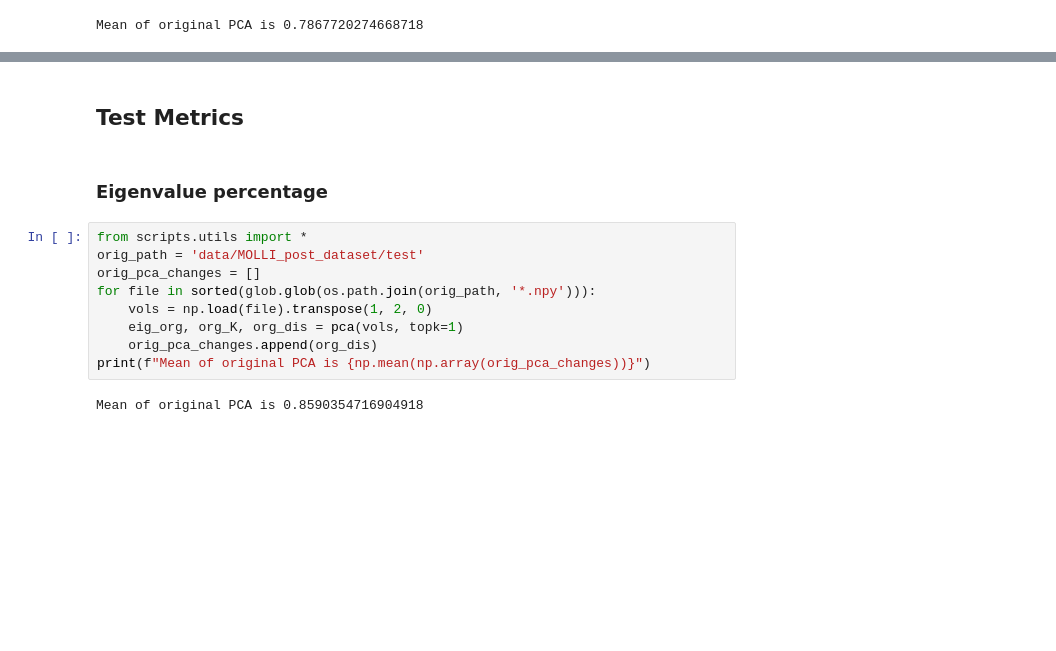
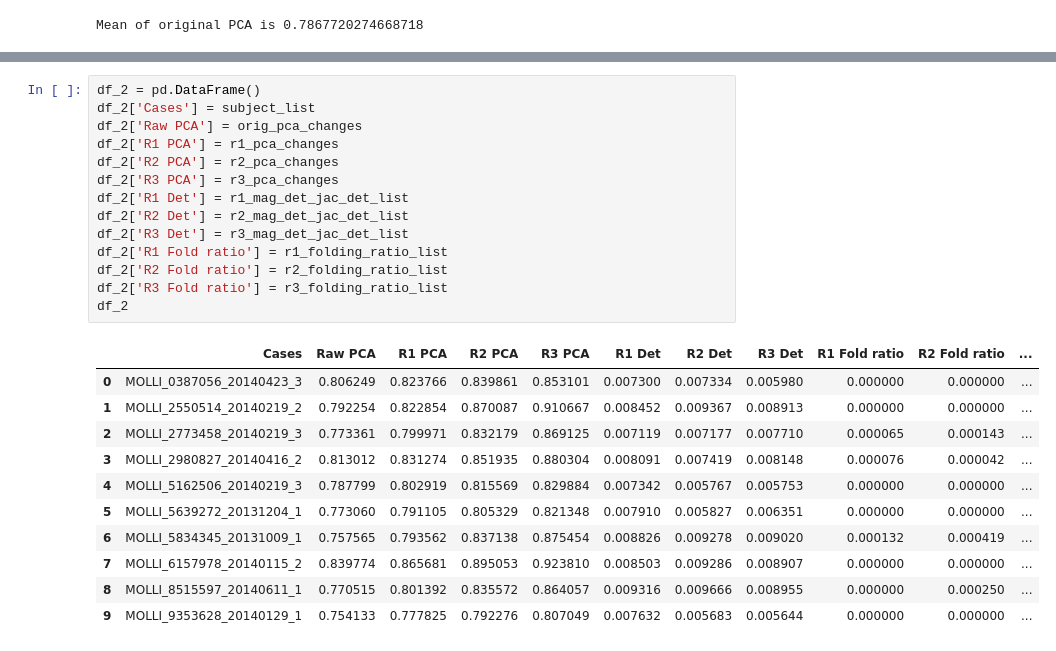
Before and after one commit to voxelmorph/voxelmorph, a Jupyter notebook: RPCA.ipynb, the cells around one changed output, grey strips where cells are left out. Saved outputs shown, nothing was run; the diff lists cells and outputs as text; blank space fills up the shorter version.

```diff
--- a/RPCA.ipynb
+++ b/RPCA.ipynb
@@ -285,15 +528,26 @@ x is 224 and y is 224 and z is 11
-# %% [markdown]
-## Test Metrics
-# %% [markdown]
-### Eigenvalue percentage
-# %%
-from scripts.utils import *
-orig_path = 'data/MOLLI_post_dataset/test'
-orig_pca_changes = []
-for file in sorted(glob.glob(os.path.join(orig_path, '*.npy'))):
-    vols = np.load(file).transpose(1, 2, 0)
-    eig_org, org_K, org_dis = pca(vols, topk=1)
-    orig_pca_changes.append(org_dis)
-print(f"Mean of original PCA is {np.mean(np.array(orig_pca_changes))}")
-# %% [output]
-Mean of original PCA is 0.8590354716904918
+# %%
+df_2 = pd.DataFrame()
+df_2['Cases'] = subject_list
+df_2['Raw PCA'] = orig_pca_changes
+df_2['R1 PCA'] = r1_pca_changes
+df_2['R2 PCA'] = r2_pca_changes
+df_2['R3 PCA'] = r3_pca_changes
+df_2['R1 Det'] = r1_mag_det_jac_det_list
+df_2['R2 Det'] = r2_mag_det_jac_det_list
+df_2['R3 Det'] = r3_mag_det_jac_det_list
+df_2['R1 Fold ratio'] = r1_folding_ratio_list
+df_2['R2 Fold ratio'] = r2_folding_ratio_list
+df_2['R3 Fold ratio'] = r3_folding_ratio_list
+df_2
+# %% [output]
+|  | Cases | Raw PCA | R1 PCA | R2 PCA | R3 PCA | R1 Det | R2 Det | R3 Det | R1 Fold ratio | R2 Fold ratio | ... |
+| 0 | MOLLI_0387056_20140423_3 | 0.806249 | 0.823766 | 0.839861 | 0.853101 | 0.007300 | 0.007334 | 0.005980 | 0.000000 | 0.000000 | ... |
+| 1 | MOLLI_2550514_20140219_2 | 0.792254 | 0.822854 | 0.870087 | 0.910667 | 0.008452 | 0.009367 | 0.008913 | 0.000000 | 0.000000 | ... |
+| 2 | MOLLI_2773458_20140219_3 | 0.773361 | 0.799971 | 0.832179 | 0.869125 | 0.007119 | 0.007177 | 0.007710 | 0.000065 | 0.000143 | ... |
+| 3 | MOLLI_2980827_20140416_2 | 0.813012 | 0.831274 | 0.851935 | 0.880304 | 0.008091 | 0.007419 | 0.008148 | 0.000076 | 0.000042 | ... |
+| 4 | MOLLI_5162506_20140219_3 | 0.787799 | 0.802919 | 0.815569 | 0.829884 | 0.007342 | 0.005767 | 0.005753 | 0.000000 | 0.000000 | ... |
+| 5 | MOLLI_5639272_20131204_1 | 0.773060 | 0.791105 | 0.805329 | 0.821348 | 0.007910 | 0.005827 | 0.006351 | 0.000000 | 0.000000 | ... |
+| 6 | MOLLI_5834345_20131009_1 | 0.757565 | 0.793562 | 0.837138 | 0.875454 | 0.008826 | 0.009278 | 0.009020 | 0.000132 | 0.000419 | ... |
+| 7 | MOLLI_6157978_20140115_2 | 0.839774 | 0.865681 | 0.895053 | 0.923810 | 0.008503 | 0.009286 | 0.008907 | 0.000000 | 0.000000 | ... |
+| 8 | MOLLI_8515597_20140611_1 | 0.770515 | 0.801392 | 0.835572 | 0.864057 | 0.009316 | 0.009666 | 0.008955 | 0.000000 | 0.000250 | ... |
+| 9 | MOLLI_9353628_20140129_1 | 0.754133 | 0.777825 | 0.792276 | 0.807049 | 0.007632 | 0.005683 | 0.005644 | 0.000000 | 0.000000 | ... |
```
Also changed, not shown: parts of 36 cells of this notebook, 7 other files.
